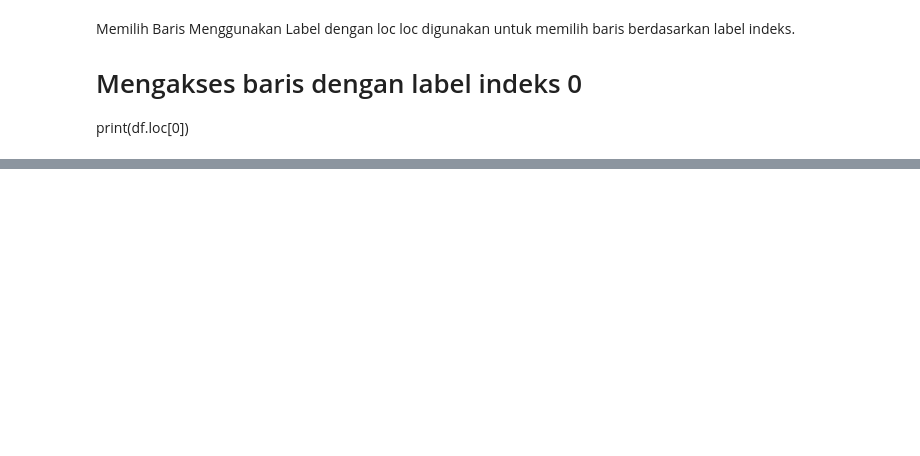
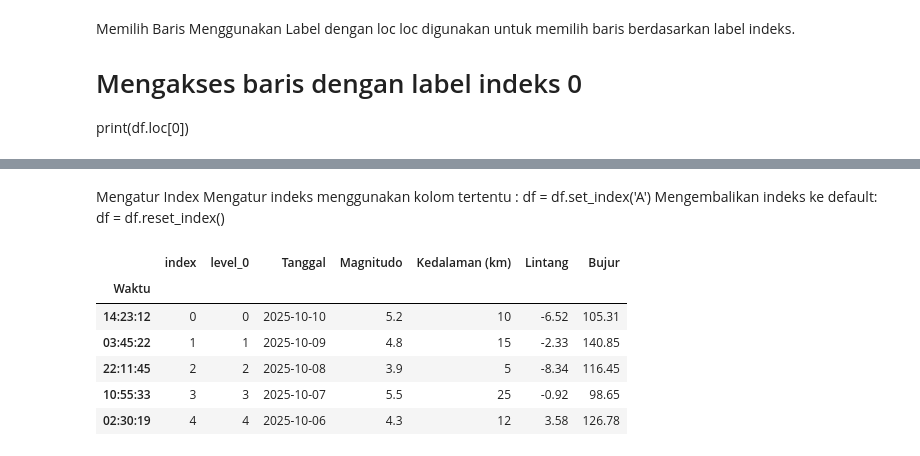
Before and after one commit to Dontbecode/-Bootcamp-Data-Analyst-, a Jupyter notebook: Pandas.ipynb, the cells around one changed output, grey strips where cells are left out. Drawn from its saved outputs; the diff is of its cells as text; code cells hidden in the pictures; blank space fills up the shorter version.

```diff
--- a/Pandas.ipynb
+++ b/Pandas.ipynb
@@ -537,0 +577,20 @@ Name: 2, Length: 7, dtype: object
+# %% [markdown]
+Mengatur Index
+Mengatur indeks menggunakan kolom tertentu :
+df = df.set_index('A')
+Mengembalikan indeks ke default:
+df = df.reset_index()
+# %%
+
+
+df = df.reset_index()
+df = df.set_index('Waktu')
+df.head()
+# %% [output]
+|  | index | level_0 | Tanggal | Magnitudo | Kedalaman (km) | Lintang | Bujur |
+| Waktu |  |  |  |  |  |  |  |
+| 14:23:12 | 0 | 0 | 2025-10-10 | 5.2 | 10 | -6.52 | 105.31 |
+| 03:45:22 | 1 | 1 | 2025-10-09 | 4.8 | 15 | -2.33 | 140.85 |
+| 22:11:45 | 2 | 2 | 2025-10-08 | 3.9 | 5 | -8.34 | 116.45 |
+| 10:55:33 | 3 | 3 | 2025-10-07 | 5.5 | 25 | -0.92 | 98.65 |
+| 02:30:19 | 4 | 4 | 2025-10-06 | 4.3 | 12 | 3.58 | 126.78 |
```
Also changed, not shown: parts of 12 cells of this notebook, 1 other file.
